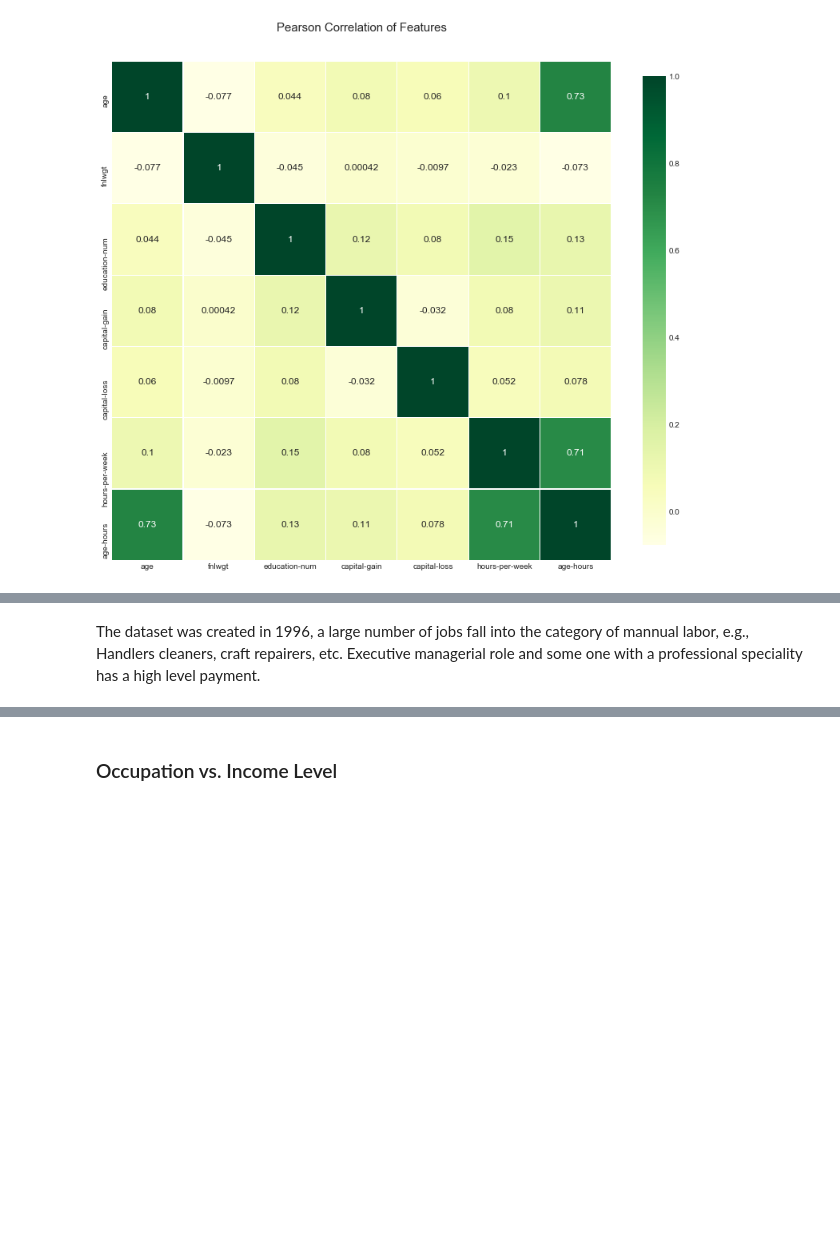
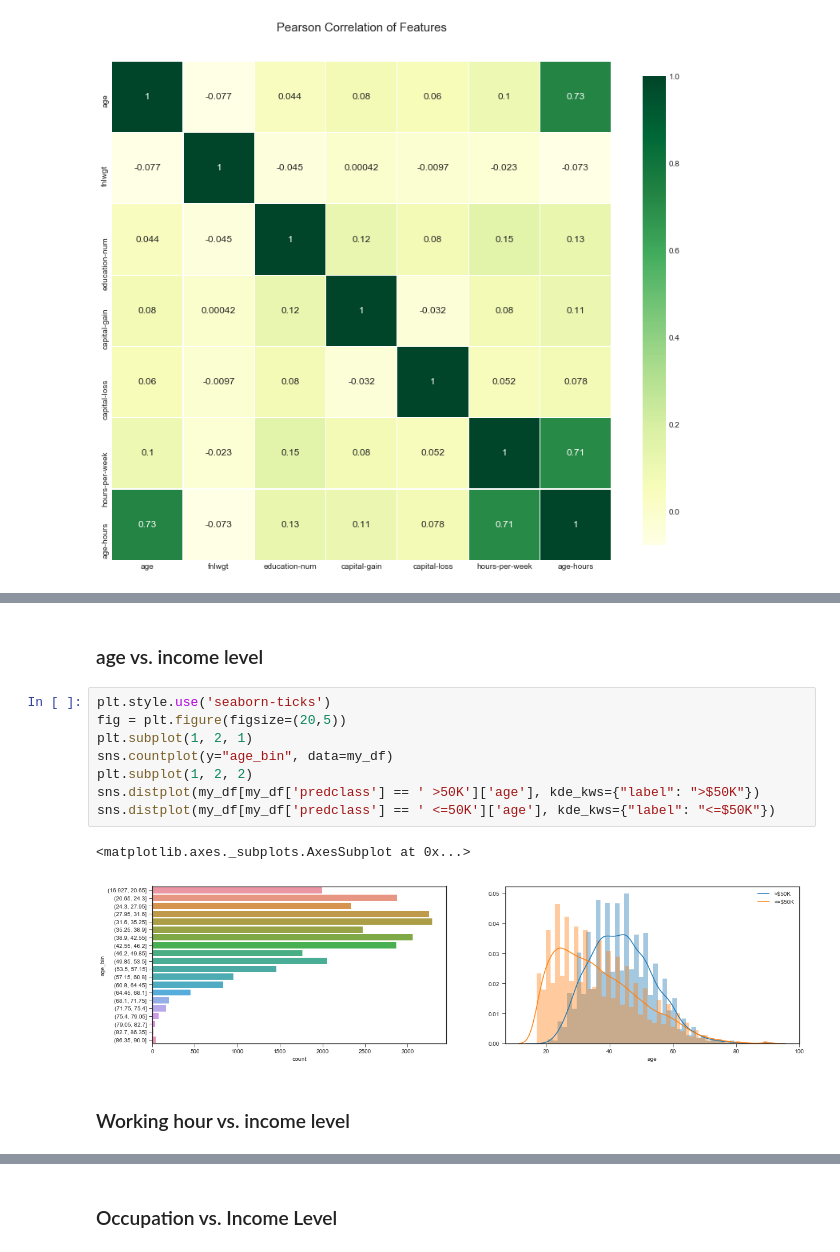
Before and after one commit to jieyima/US_Census_Income_Classification, a Jupyter notebook: Income_classification.ipynb, the cells around one changed output, grey strips where cells are left out. Cells and saved outputs as stored; diff of their text form; blank space fills up the shorter version.

```diff
--- a/Income_classification.ipynb
+++ b/Income_classification.ipynb
@@ -513,2 +439,15 @@ plot_bivariate_bar(bivariate_df, hue='predclass', cols=2, width=20, height=15, h
-# %% [markdown]
-The dataset was created in 1996, a large number of jobs fall into the category of mannual labor, e.g., Handlers cleaners, craft repairers, etc. Executive managerial role and some one with a professional speciality has a high level payment.
+# %% [markdown]
+### age vs. income level
+# %%
+plt.style.use('seaborn-ticks')
+fig = plt.figure(figsize=(20,5))
+plt.subplot(1, 2, 1)
+sns.countplot(y="age_bin", data=my_df)
+plt.subplot(1, 2, 2)
+sns.distplot(my_df[my_df['predclass'] == ' >50K']['age'], kde_kws={"label": ">$50K"})
+sns.distplot(my_df[my_df['predclass'] == ' <=50K']['age'], kde_kws={"label": "<=$50K"})
+# %% [output]
+<matplotlib.axes._subplots.AxesSubplot at 0x...>
+[figure, added]
+# %% [markdown]
+### Working hour vs. income level
```
Also changed, not shown: parts of 20 cells of this notebook.
